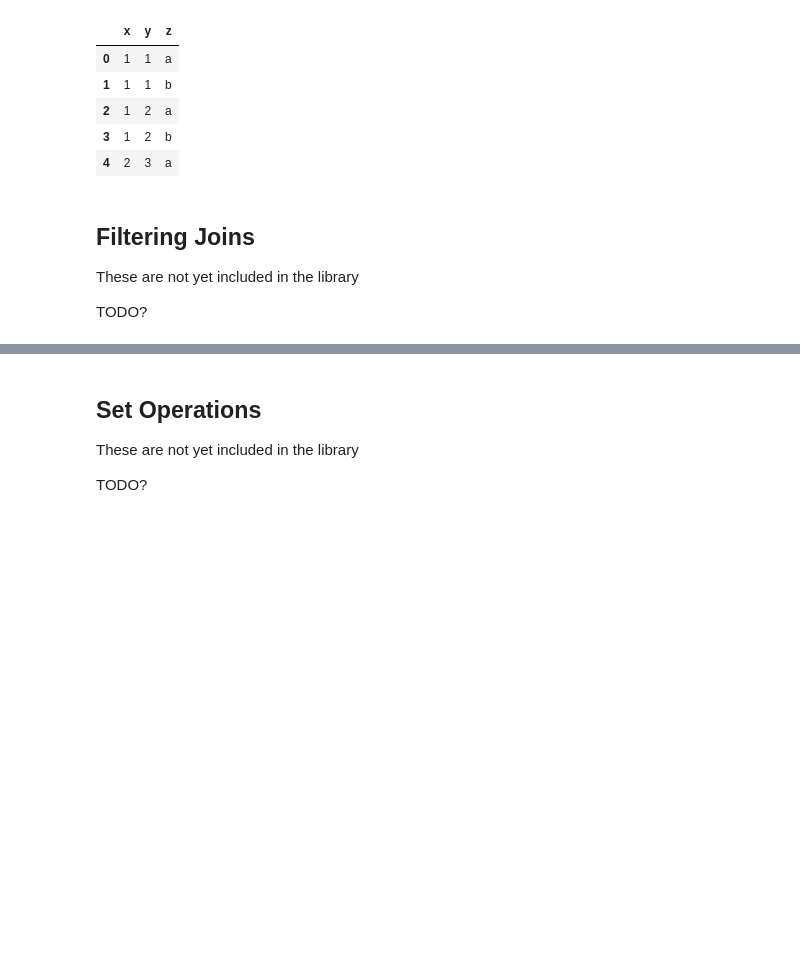
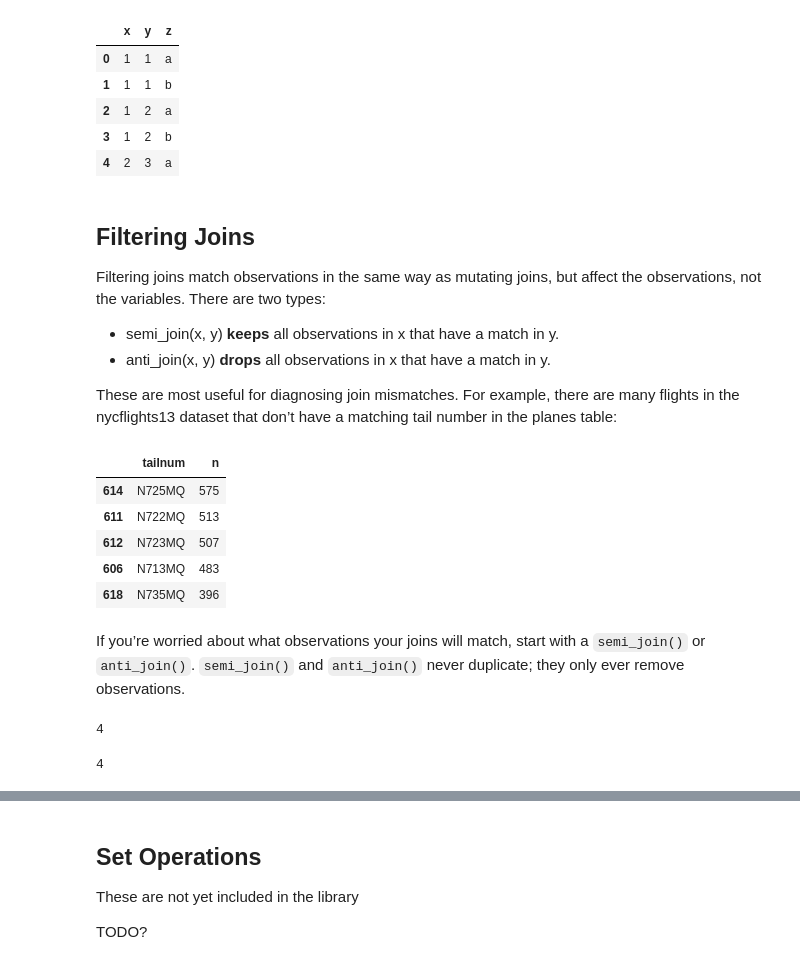
Before and after one commit to bodhi-root/pplyr, a Jupyter notebook: vignettes/two-table.ipynb, the cells around one changed output, grey strips where cells are left out. Saved outputs shown, nothing was run; the diff lists cells and outputs as text; code cells hidden in the pictures; blank space fills up the shorter version.

````diff
--- a/vignettes/two-table.ipynb
+++ b/vignettes/two-table.ipynb
@@ -170,6 +170,44 @@ df1.pipe(pplyr.left_join, df2)
 # %% [markdown]
 ## Filtering Joins
 
-These are not yet included in the library
+Filtering joins match observations in the same way as mutating joins, but affect the observations, not the variables. There are two types:
 
-TODO?
+* semi_join(x, y) __keeps__ all observations in x that have a match in y.
+* anti_join(x, y) __drops__ all observations in x that have a match in y.
+
+These are most useful for diagnosing join mismatches. For example, there are many flights in the nycflights13 dataset that don’t have a matching tail number in the planes table:
+# %%
+flights.pipe(pplyr.pipeline()
+             .anti_join(planes, on="tailnum")
+             .groupby("tailnum")
+             .tally(sort=True)
+            ).head()
+# %% [output]
+|  | tailnum | n |
+| 614 | N725MQ | 575 |
+| 611 | N722MQ | 513 |
+| 612 | N723MQ | 507 |
+| 606 | N713MQ | 483 |
+| 618 | N735MQ | 396 |
+# %% [markdown]
+If you’re worried about what observations your joins will match, start with a ```semi_join()``` or ```anti_join()```. ```semi_join()``` and ```anti_join()``` never duplicate; they only ever remove observations.
+# %%
+df1 = pd.DataFrame({
+    "x": [1,1,3,4],
+    "y": [1,2,3,4]
+})
+
+df2 = pd.DataFrame({
+    "x": [1,1,2],
+    "z": ["a","b","a"]
+})
+
+# Four rows to start with:
+len(df1)
+# %% [output]
+4
+# %%
+# And we get four rows after join:
+len(df1.pipe(pplyr.inner_join, df2, on="x"))
+# %% [output]
+4
````
Also changed, not shown: parts of 1 cell of this notebook, 8 other files.
